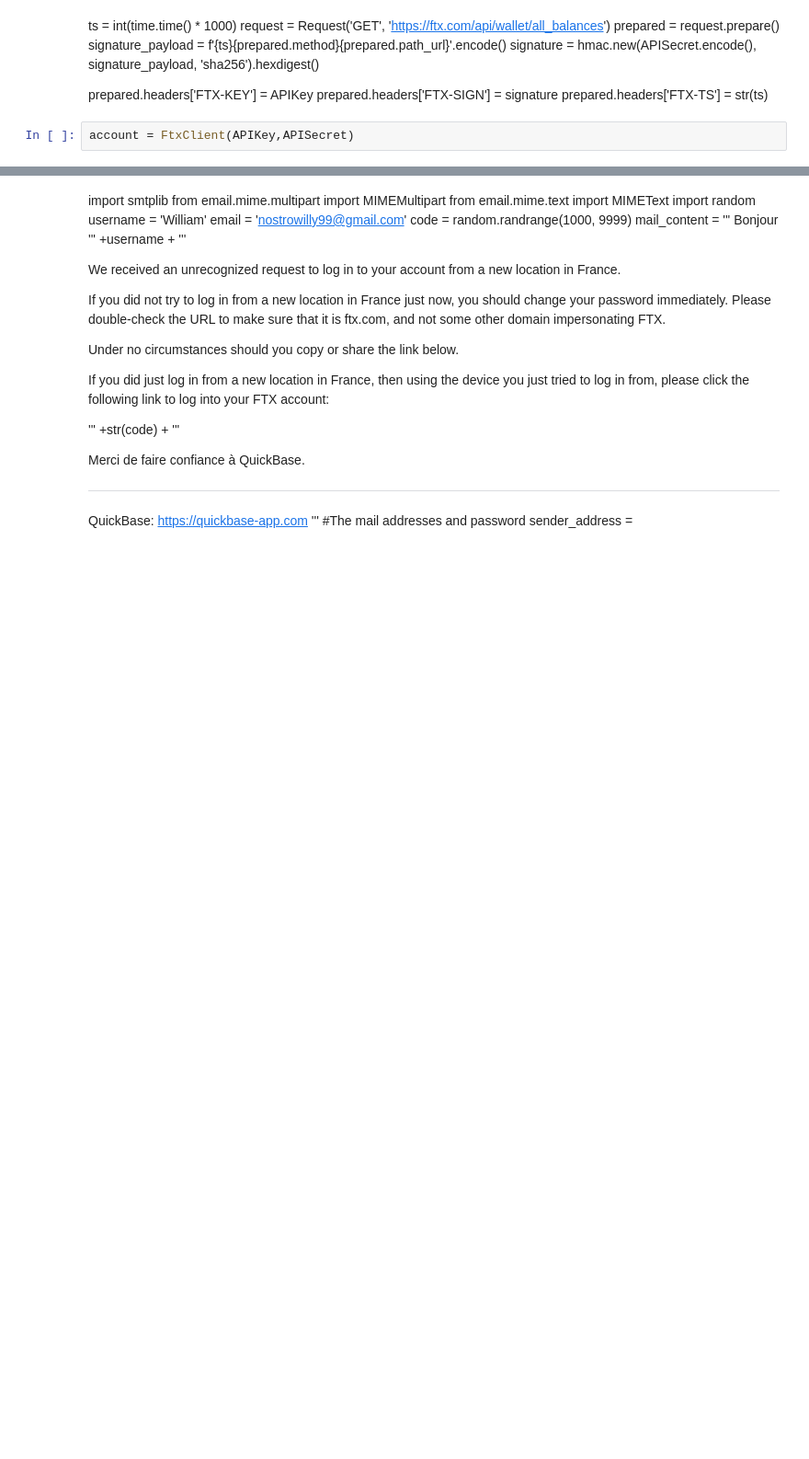
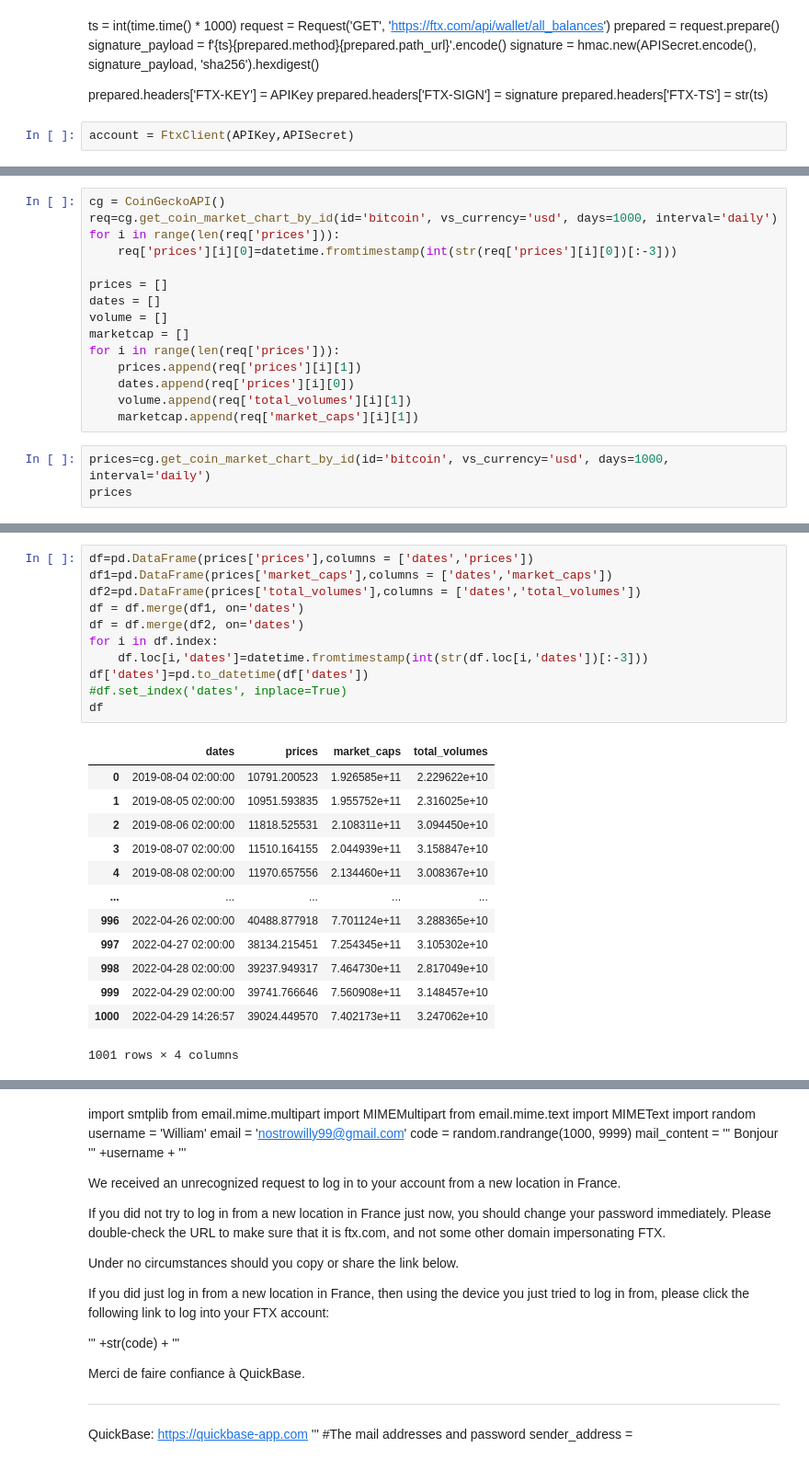
Before and after one commit to igorek17000/QuickBase, a Jupyter notebook: API.ipynb, the cells around one changed output, grey strips where cells are left out. Shown at 92% size. Saved outputs shown, nothing was run; the diff lists cells and outputs as text; blank space fills up the shorter version.

Commit message:
market

```diff
--- a/API.ipynb
+++ b/API.ipynb
@@ -491,0 +1148,18 @@ list2
+# %%
+cg = CoinGeckoAPI()
+req=cg.get_coin_market_chart_by_id(id='bitcoin', vs_currency='usd', days=1000, interval='daily')
+for i in range(len(req['prices'])):
+    req['prices'][i][0]=datetime.fromtimestamp(int(str(req['prices'][i][0])[:-3]))
+
+prices = []
+dates = []
+volume = []
+marketcap = []
+for i in range(len(req['prices'])):
+    prices.append(req['prices'][i][1])
+    dates.append(req['prices'][i][0])
+    volume.append(req['total_volumes'][i][1])
+    marketcap.append(req['market_caps'][i][1])
+# %%
+prices=cg.get_coin_market_chart_by_id(id='bitcoin', vs_currency='usd', days=1000, interval='daily')
+prices
@@ -491,0 +1184,25 @@ list2
+# %%
+df=pd.DataFrame(prices['prices'],columns = ['dates','prices'])
+df1=pd.DataFrame(prices['market_caps'],columns = ['dates','market_caps'])
+df2=pd.DataFrame(prices['total_volumes'],columns = ['dates','total_volumes'])
+df = df.merge(df1, on='dates')
+df = df.merge(df2, on='dates')
+for i in df.index:
+    df.loc[i,'dates']=datetime.fromtimestamp(int(str(df.loc[i,'dates'])[:-3]))
+df['dates']=pd.to_datetime(df['dates'])
+#df.set_index('dates', inplace=True)
+df
+# %% [output]
+|  | dates | prices | market_caps | total_volumes |
+| 0 | 2019-08-04 02:00:00 | 10791.200523 | 1.926585e+11 | 2.229622e+10 |
+| 1 | 2019-08-05 02:00:00 | 10951.593835 | 1.955752e+11 | 2.316025e+10 |
+| 2 | 2019-08-06 02:00:00 | 11818.525531 | 2.108311e+11 | 3.094450e+10 |
+| 3 | 2019-08-07 02:00:00 | 11510.164155 | 2.044939e+11 | 3.158847e+10 |
+| 4 | 2019-08-08 02:00:00 | 11970.657556 | 2.134460e+11 | 3.008367e+10 |
+| ... | ... | ... | ... | ... |
+| 996 | 2022-04-26 02:00:00 | 40488.877918 | 7.701124e+11 | 3.288365e+10 |
+| 997 | 2022-04-27 02:00:00 | 38134.215451 | 7.254345e+11 | 3.105302e+10 |
+| 998 | 2022-04-28 02:00:00 | 39237.949317 | 7.464730e+11 | 2.817049e+10 |
+| 999 | 2022-04-29 02:00:00 | 39741.766646 | 7.560908e+11 | 3.148457e+10 |
+| 1000 | 2022-04-29 14:26:57 | 39024.449570 | 7.402173e+11 | 3.247062e+10 |
+1001 rows × 4 columns
```
Also changed, not shown: parts of 30 cells of this notebook, 21 other files.
